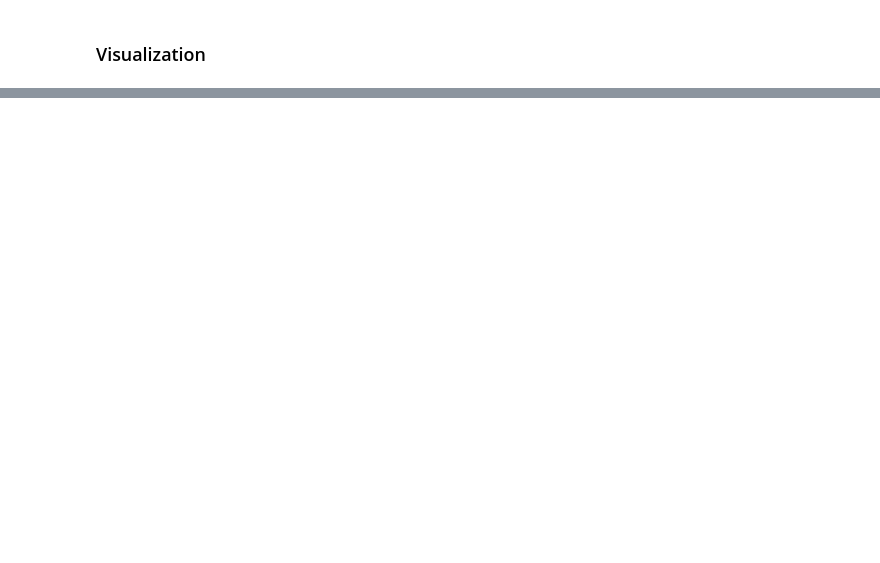
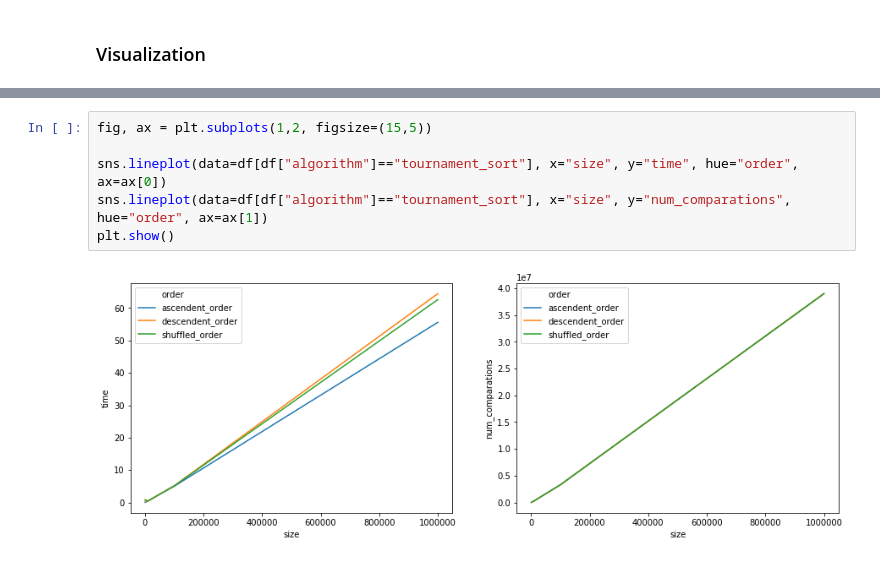
Before and after one commit to vieirafrancisco/algorithms, a Jupyter notebook: sorting_algorithms/Experiments_and_Results.ipynb, the cells around one changed output, grey strips where cells are left out. Cells and saved outputs as stored; diff of their text form; blank space fills up the shorter version.

```diff
--- a/sorting_algorithms/Experiments_and_Results.ipynb
+++ b/sorting_algorithms/Experiments_and_Results.ipynb
@@ -100,0 +127,8 @@ plt.show()
+# %%
+fig, ax = plt.subplots(1,2, figsize=(15,5))
+
+sns.lineplot(data=df[df["algorithm"]=="tournament_sort"], x="size", y="time", hue="order", ax=ax[0])
+sns.lineplot(data=df[df["algorithm"]=="tournament_sort"], x="size", y="num_comparations", hue="order", ax=ax[1])
+plt.show()
+# %% [output]
+[figure, added]
```
Also changed, not shown: parts of 6 cells of this notebook, 6 other files.
